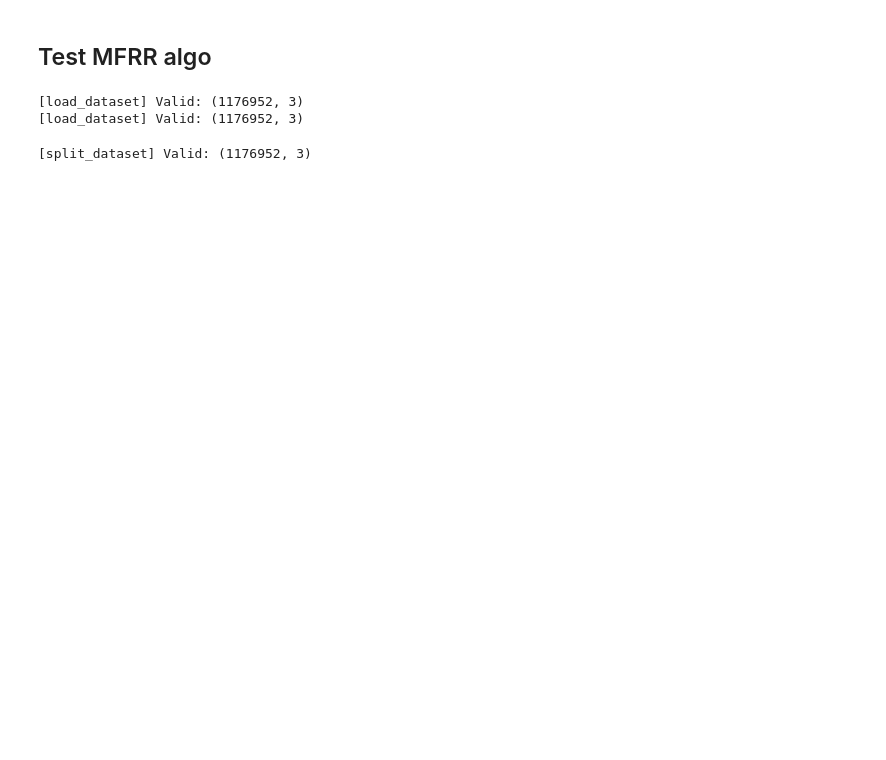
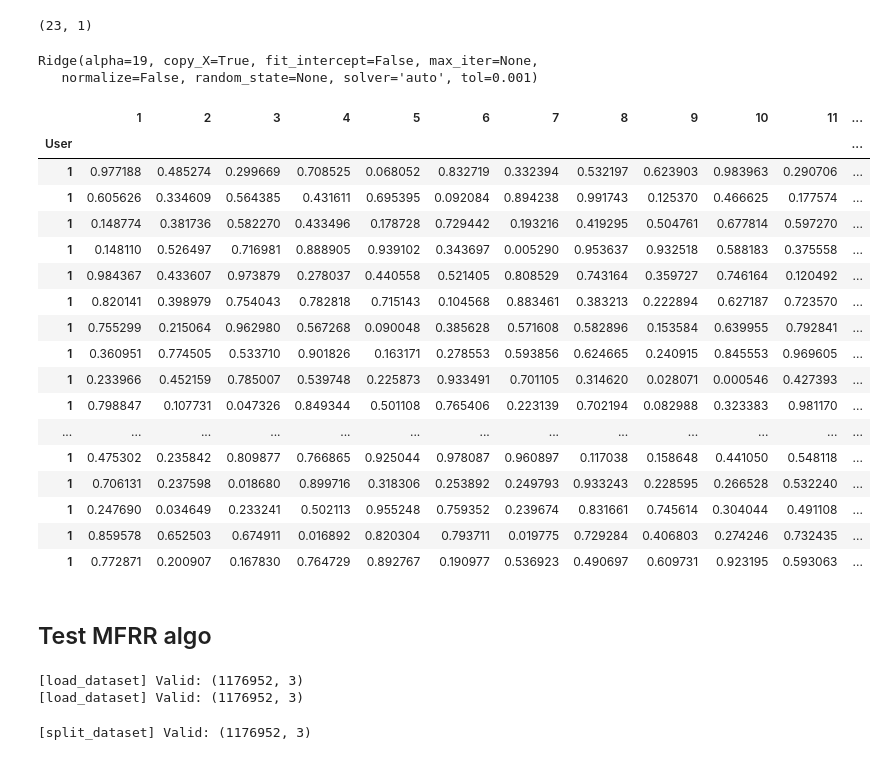
Before and after one commit to yukixLLL/MLProjects, a Jupyter notebook: Project2/run_yr_MFRR.ipynb, the cells around one changed output. Saved outputs shown, nothing was run; the diff lists cells and outputs as text; code cells hidden in the pictures; blank space fills up the shorter version.

```diff
--- a/Project2/run_yr_MFRR.ipynb
+++ b/Project2/run_yr_MFRR.ipynb
@@ -18,3 +24,39 @@ from sklearn.linear_model import Ridge
+# %%
+y = user_ft_data.loc[1,['Rating']]
+# %%
+X = user_ft_data.loc[1,user_ft_data.columns!='Rating']
+# %%
+y.shape
+# %% [output]
+(23, 1)
+# %%
+model = Ridge(fit_intercept=False,alpha = lambda_)
+# %%
+model.fit(X,y)
+# %% [output]
+Ridge(alpha=19, copy_X=True, fit_intercept=False, max_iter=None,
+   normalize=False, random_state=None, solver='auto', tol=0.001)
+# %%
+X
+# %% [output]
+|  | 1 | 2 | 3 | 4 | 5 | 6 | 7 | 8 | 9 | 10 | 11 | ... |
+| User |  |  |  |  |  |  |  |  |  |  |  | ... |
+| 1 | 0.977188 | 0.485274 | 0.299669 | 0.708525 | 0.068052 | 0.832719 | 0.332394 | 0.532197 | 0.623903 | 0.983963 | 0.290706 | ... |
+| 1 | 0.605626 | 0.334609 | 0.564385 | 0.431611 | 0.695395 | 0.092084 | 0.894238 | 0.991743 | 0.125370 | 0.466625 | 0.177574 | ... |
+| 1 | 0.148774 | 0.381736 | 0.582270 | 0.433496 | 0.178728 | 0.729442 | 0.193216 | 0.419295 | 0.504761 | 0.677814 | 0.597270 | ... |
+| 1 | 0.148110 | 0.526497 | 0.716981 | 0.888905 | 0.939102 | 0.343697 | 0.005290 | 0.953637 | 0.932518 | 0.588183 | 0.375558 | ... |
+| 1 | 0.984367 | 0.433607 | 0.973879 | 0.278037 | 0.440558 | 0.521405 | 0.808529 | 0.743164 | 0.359727 | 0.746164 | 0.120492 | ... |
+| 1 | 0.820141 | 0.398979 | 0.754043 | 0.782818 | 0.715143 | 0.104568 | 0.883461 | 0.383213 | 0.222894 | 0.627187 | 0.723570 | ... |
+| 1 | 0.755299 | 0.215064 | 0.962980 | 0.567268 | 0.090048 | 0.385628 | 0.571608 | 0.582896 | 0.153584 | 0.639955 | 0.792841 | ... |
+| 1 | 0.360951 | 0.774505 | 0.533710 | 0.901826 | 0.163171 | 0.278553 | 0.593856 | 0.624665 | 0.240915 | 0.845553 | 0.969605 | ... |
+| 1 | 0.233966 | 0.452159 | 0.785007 | 0.539748 | 0.225873 | 0.933491 | 0.701105 | 0.314620 | 0.028071 | 0.000546 | 0.427393 | ... |
+| 1 | 0.798847 | 0.107731 | 0.047326 | 0.849344 | 0.501108 | 0.765406 | 0.223139 | 0.702194 | 0.082988 | 0.323383 | 0.981170 | ... |
+| ... | ... | ... | ... | ... | ... | ... | ... | ... | ... | ... | ... | ... |
+| 1 | 0.475302 | 0.235842 | 0.809877 | 0.766865 | 0.925044 | 0.978087 | 0.960897 | 0.117038 | 0.158648 | 0.441050 | 0.548118 | ... |
+| 1 | 0.706131 | 0.237598 | 0.018680 | 0.899716 | 0.318306 | 0.253892 | 0.249793 | 0.933243 | 0.228595 | 0.266528 | 0.532240 | ... |
+| 1 | 0.247690 | 0.034649 | 0.233241 | 0.502113 | 0.955248 | 0.759352 | 0.239674 | 0.831661 | 0.745614 | 0.304044 | 0.491108 | ... |
+| 1 | 0.859578 | 0.652503 | 0.674911 | 0.016892 | 0.820304 | 0.793711 | 0.019775 | 0.729284 | 0.406803 | 0.274246 | 0.732435 | ... |
+| 1 | 0.772871 | 0.200907 | 0.167830 | 0.764729 | 0.892767 | 0.190977 | 0.536923 | 0.490697 | 0.609731 | 0.923195 | 0.593063 | ... |
 # %%
 def compute_rmse_rr(pred, rating):
     err = rating - pred
```
Also changed, not shown: parts of 5 cells of this notebook, 1 other file.
